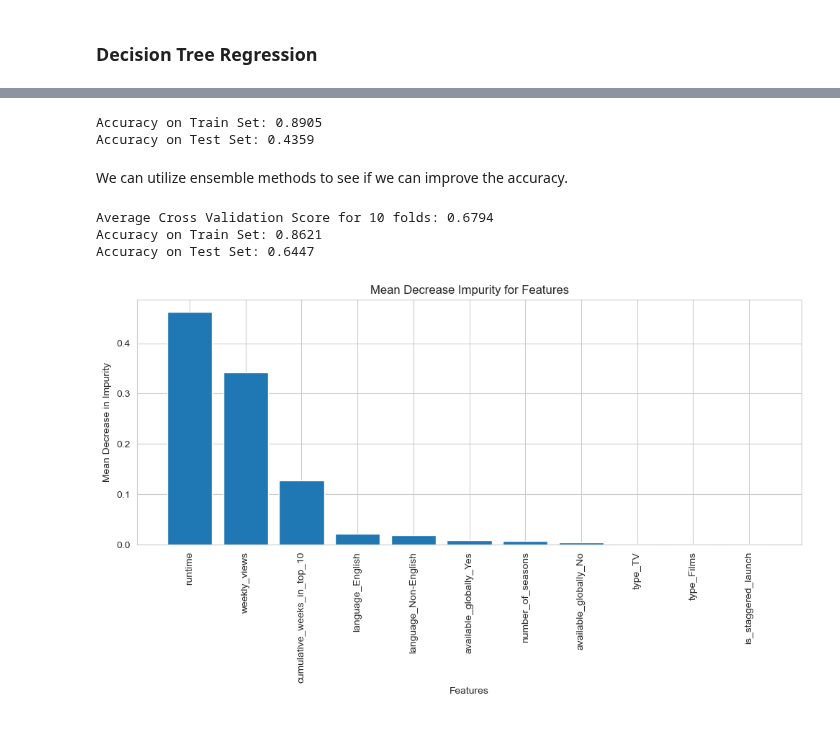
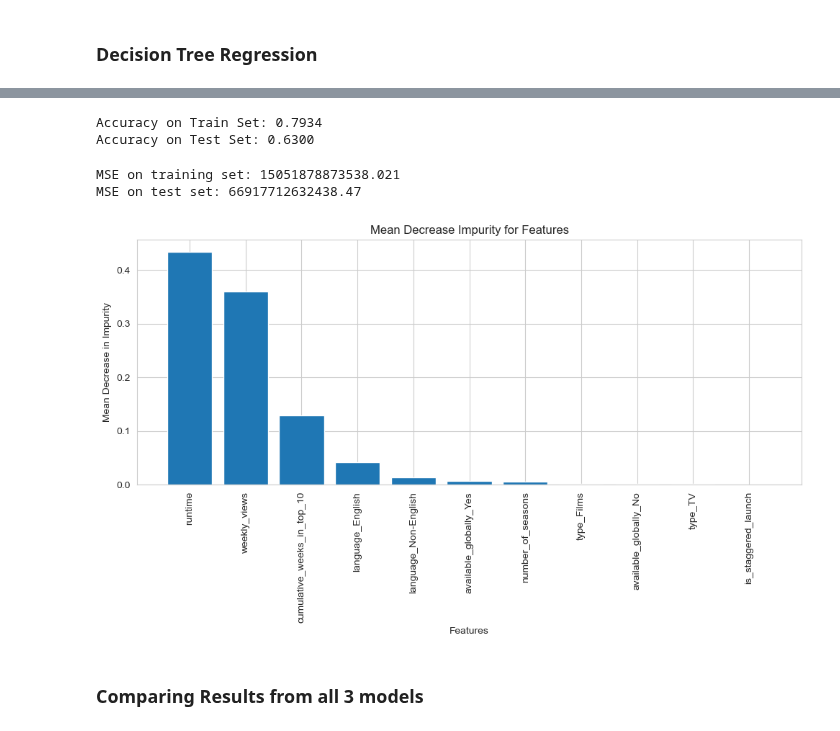
Before and after one commit to adelaidad/ORIE4741FinalProject, a Jupyter notebook: netflix_predictor.ipynb, the cells around one changed output, grey strips where cells are left out. Saved outputs shown, nothing was run; the diff lists cells and outputs as text; code cells hidden in the pictures.

Commit message:
Boosted Tree

```diff
--- a/netflix_predictor.ipynb
+++ b/netflix_predictor.ipynb
@@ -609,5 +609,11 @@ regressor = DecisionTreeRegressor(random_state=0, max_depth=12)
 cross_val_scores = cross_val_score(regressor, X_train, y_train, cv=10)
 average_score = cross_val_scores.mean()
 print(f"Average Cross Validation Score for 10 folds: {average_score:.4f}")
+
+regressor.fit(X_train, y_train)
+test_score = regressor.score(X_test, y_test)
+train_score = regressor.score(X_train, y_train)
+print(f"Accuracy on Train Set: {train_score:.4f}")
+print(f"Accuracy on Test Set: {test_score:.4f}")
 # %% [output]
 Average Cross Validation Score for 10 folds: 0.5115
@@ -621,0 +645,22 @@ plt.show()
+# %%
+# First, grid search to find the best hyperparameters
+from sklearn.model_selection import GridSearchCV
+
+param_grid = {
+    'n_estimators': [50, 100, 150, 200],
+    'learning_rate': [0.01, 0.1, 0.2, 0.5],
+    'max_depth': [3, 5, 7, 10]
+}
+
+boosted_reg = GradientBoostingRegressor(random_state=0)
+
+grid_search = GridSearchCV(estimator=boosted_reg, param_grid=param_grid, cv=10, scoring='neg_mean_squared_error')
+
+grid_search.fit(X_train, y_train)
+
+print("Best parameters:", grid_search.best_params_)
+
+boosted = grid_search.best_estimator_
+
+best_boosted_reg_test_MSE = mean_squared_error(y_test, boosted.predict(X_test))
+print("Test set MSE for best boosted regression model:", best_boosted_reg_test_MSE)
@@ -622,10 +679,8 @@ plt.show()
 # %%
-test_score = regressor.score(X_test, y_test)
-train_score = regressor.score(X_train, y_train)
-print(f"Accuracy on Train Set: {train_score:.4f}")
-print(f"Accuracy on Test Set: {test_score:.4f}")
+test_score_gb = boosted.score(X_test, y_test)
+train_score_gb = boosted.score(X_train, y_train)
+print(f"Accuracy on Train Set: {train_score_gb:.4f}")
+print(f"Accuracy on Test Set: {test_score_gb:.4f}")
 # %% [output]
-Accuracy on Train Set: 0.8905
-Accuracy on Test Set: 0.4359
+Accuracy on Train Set: 0.7934
+Accuracy on Test Set: 0.6300
-# %% [markdown]
-We can utilize ensemble methods to see if we can improve the accuracy.
@@ -640,35 +687,33 @@ cross_val_scores_bagged = cross_val_score(bagging, X_train, y_train, cv=10)
-# %%
-# Cross-validation
-average_score = cross_val_scores_bagged.mean()
-print(f"Average Cross Validation Score for 10 folds: {average_score:.4f}")
-
-# Evaluate on test set
-test_score = bagging.score(X_test, y_test)
-train_score = bagging.score(X_train, y_train)
-print(f"Accuracy on Train Set: {train_score:.4f}")
-print(f"Accuracy on Test Set: {test_score:.4f}")
-# %% [output]
-Average Cross Validation Score for 10 folds: 0.6794
-Accuracy on Train Set: 0.8621
-Accuracy on Test Set: 0.6447
+# %%
+y_pred_train_boosted = boosted.predict(X_train)
+y_pred_test_boosted = boosted.predict(X_test)
+
+boosted_train_MSE= mean_squared_error(y_train, y_pred_train)
+boosted_test_MSE = mean_squared_error(y_test, y_pred_test)
+
+print("MSE on training set:", boosted_train_MSE)
+print("MSE on test set:", boosted_test_MSE)
+# %% [output]
+MSE on training set: 15051878873538.021
+MSE on test set: 66917712632438.47
 # %%
 feature_names=['weekly_views','cumulative_weeks_in_top_10', 'runtime', 'number_of_seasons', 'is_staggered_launch',
 'language_English', 'language_Non-English', 'type_Films', 'type_TV', 'available_globally_No', 'available_globally_Yes']
-feature_importances = np.mean([
-    tree.feature_importances_ for tree in bagging.estimators_
-], axis=0)
+feature_importances = boosted.feature_importances_
 
 sorted_indices = np.argsort(feature_importances)[::-1]
 sorted_feature_importances = feature_importances[sorted_indices]
 sorted_features = np.array(feature_names)[sorted_indices]
 
 plt.figure(figsize=(10, 6))
 plt.bar(range(len(feature_importances)), sorted_feature_importances, align='center')
 plt.xticks(range(len(feature_importances)), sorted_features, rotation=90)
 plt.xlabel('Features')
 plt.ylabel('Mean Decrease in Impurity')
 plt.title('Mean Decrease Impurity for Features')
 plt.tight_layout()
 plt.show()
 # %% [output]
-[figure, old version]
+[figure, new version]
+# %% [markdown]
+### Comparing Results from all 3 models
```
Also changed, not shown: parts of 9 cells of this notebook.
